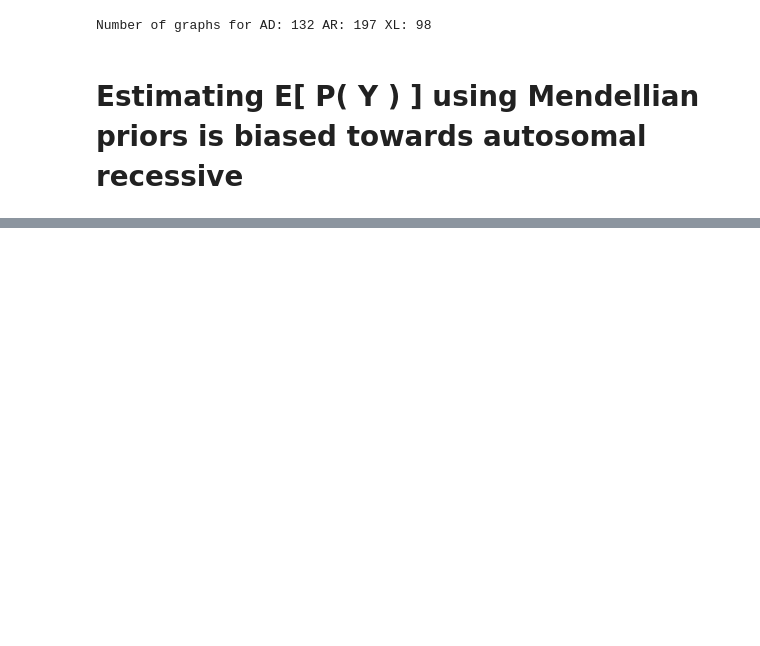
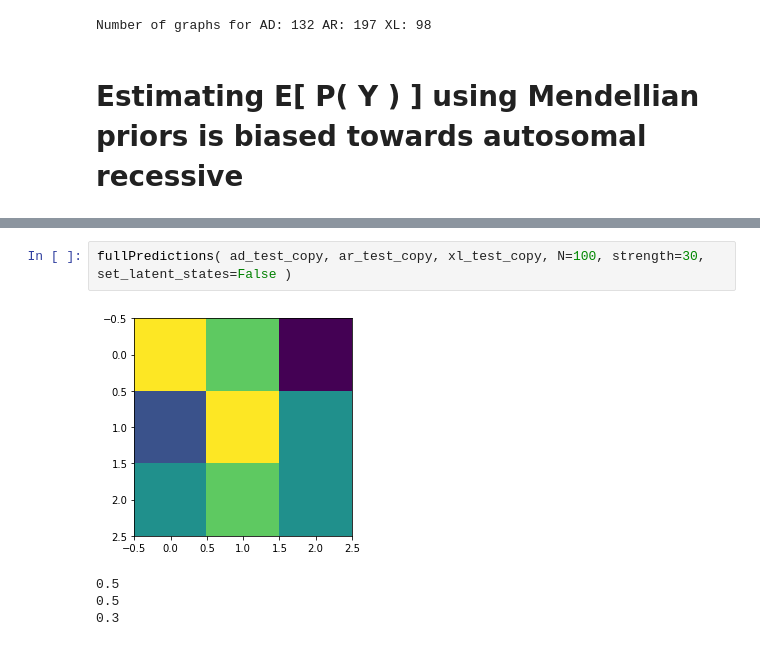
Before and after one commit to EddieCunningham/GraphLSSM, a Jupyter notebook: research/Summary.ipynb, the cells around one changed output, grey strips where cells are left out. Cells and saved outputs as stored; diff of their text form; blank space fills up the shorter version.

```diff
--- a/research/Summary.ipynb
+++ b/research/Summary.ipynb
@@ -64,0 +211,7 @@ ar.fitStep()
+# %%
+fullPredictions( ad_test_copy, ar_test_copy, xl_test_copy, N=100, strength=30, set_latent_states=False )
+# %% [output]
+[figure, added]
+0.5
+0.5
+0.3
```
Also changed, not shown: parts of 19 cells of this notebook, 8 other files.
